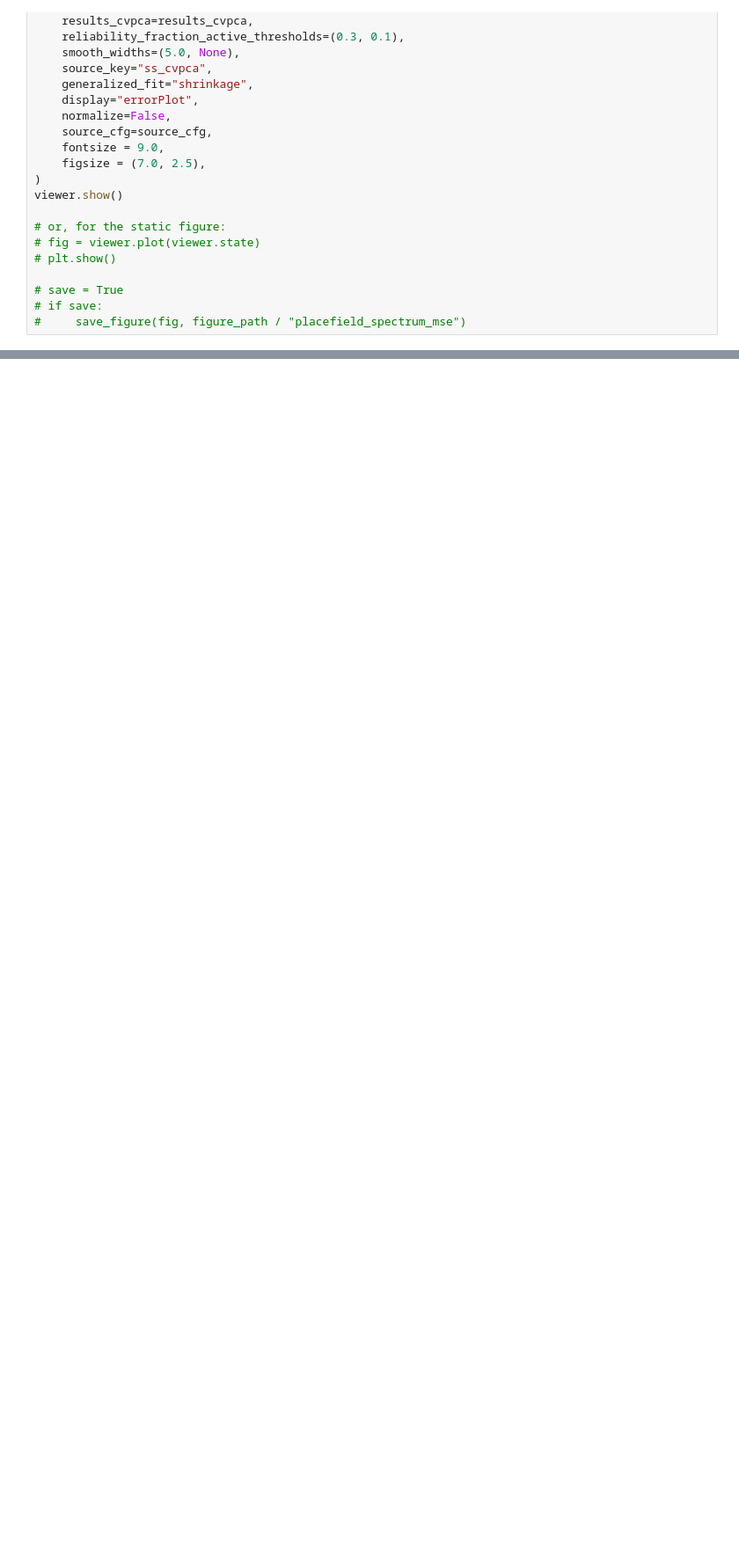
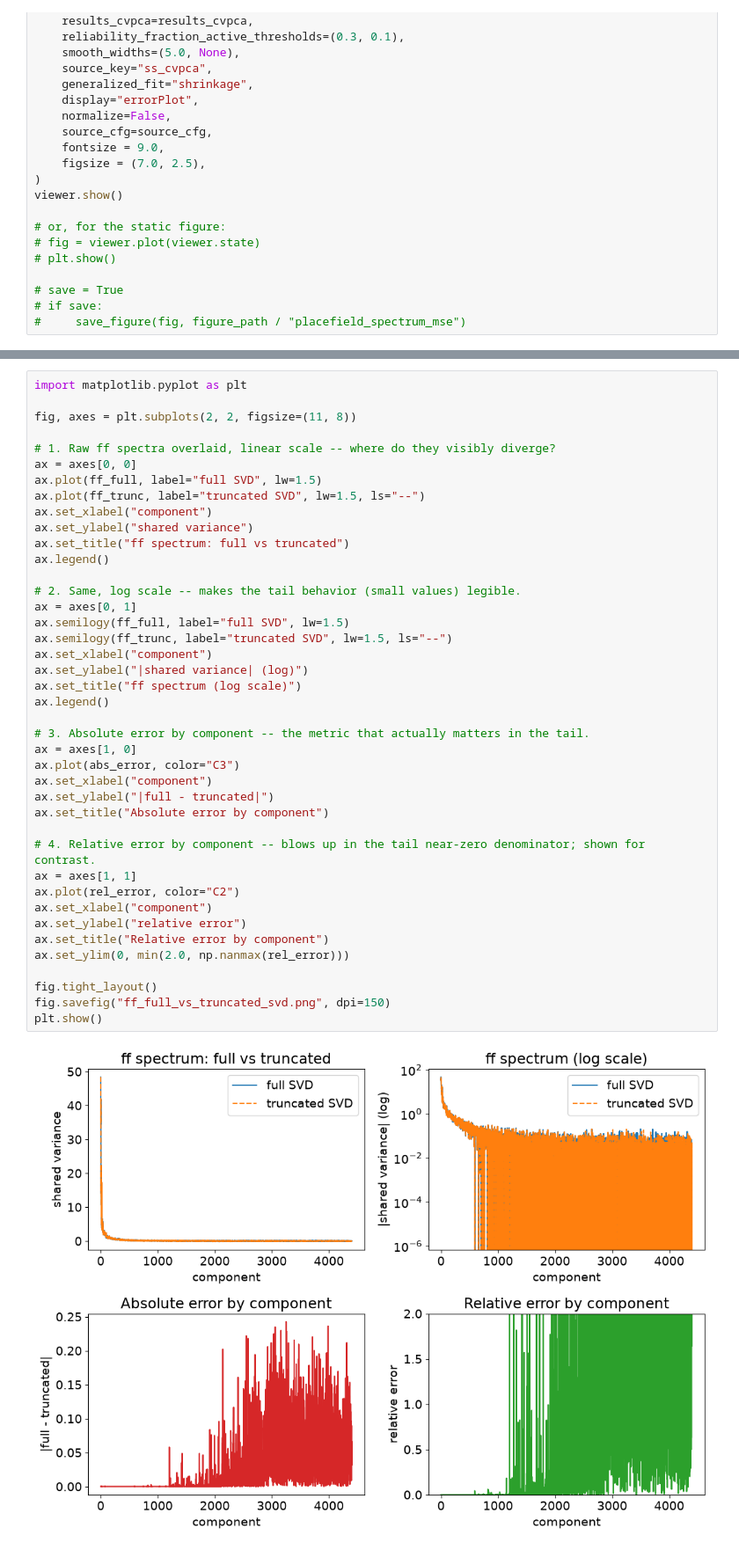
Before and after one commit to landoskape/vrAnalysis, a Jupyter notebook: dimensionality_manuscript/dim_spectra_figures_refactor.ipynb, the cells around one changed output, grey strips where cells are left out. Shown at 88% size. Saved outputs shown, nothing was run; the diff lists cells and outputs as text; blank space fills up the shorter version.

```diff
--- a/dimensionality_manuscript/dim_spectra_figures_refactor.ipynb
+++ b/dimensionality_manuscript/dim_spectra_figures_refactor.ipynb
@@ -497,0 +637,43 @@ viewer.show()
+# %%
+import matplotlib.pyplot as plt
+
+fig, axes = plt.subplots(2, 2, figsize=(11, 8))
+
+# 1. Raw ff spectra overlaid, linear scale -- where do they visibly diverge?
+ax = axes[0, 0]
+ax.plot(ff_full, label="full SVD", lw=1.5)
+ax.plot(ff_trunc, label="truncated SVD", lw=1.5, ls="--")
+ax.set_xlabel("component")
+ax.set_ylabel("shared variance")
+ax.set_title("ff spectrum: full vs truncated")
+ax.legend()
+
+# 2. Same, log scale -- makes the tail behavior (small values) legible.
+ax = axes[0, 1]
+ax.semilogy(ff_full, label="full SVD", lw=1.5)
+ax.semilogy(ff_trunc, label="truncated SVD", lw=1.5, ls="--")
+ax.set_xlabel("component")
+ax.set_ylabel("|shared variance| (log)")
+ax.set_title("ff spectrum (log scale)")
+ax.legend()
+
+# 3. Absolute error by component -- the metric that actually matters in the tail.
+ax = axes[1, 0]
+ax.plot(abs_error, color="C3")
+ax.set_xlabel("component")
+ax.set_ylabel("|full - truncated|")
+ax.set_title("Absolute error by component")
+
+# 4. Relative error by component -- blows up in the tail near-zero denominator; shown for contrast.
+ax = axes[1, 1]
+ax.plot(rel_error, color="C2")
+ax.set_xlabel("component")
+ax.set_ylabel("relative error")
+ax.set_title("Relative error by component")
+ax.set_ylim(0, min(2.0, np.nanmax(rel_error)))
+
+fig.tight_layout()
+fig.savefig("ff_full_vs_truncated_svd.png", dpi=150)
+plt.show()
+# %% [output]
+[figure, added]
```
Also changed, not shown: parts of 7 cells of this notebook, 4 other files.
